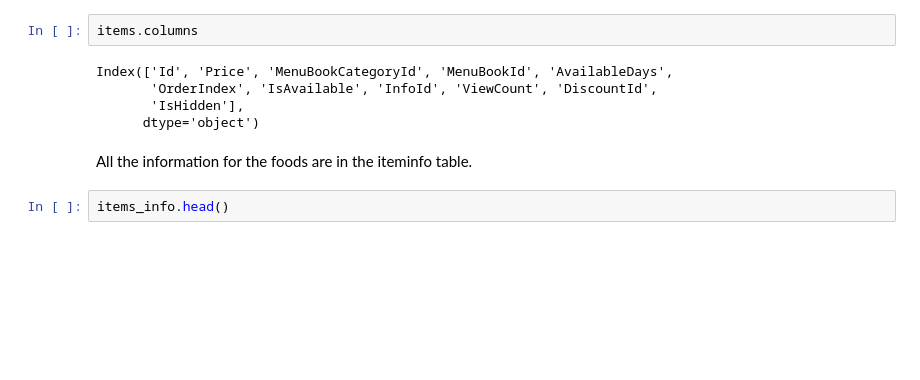
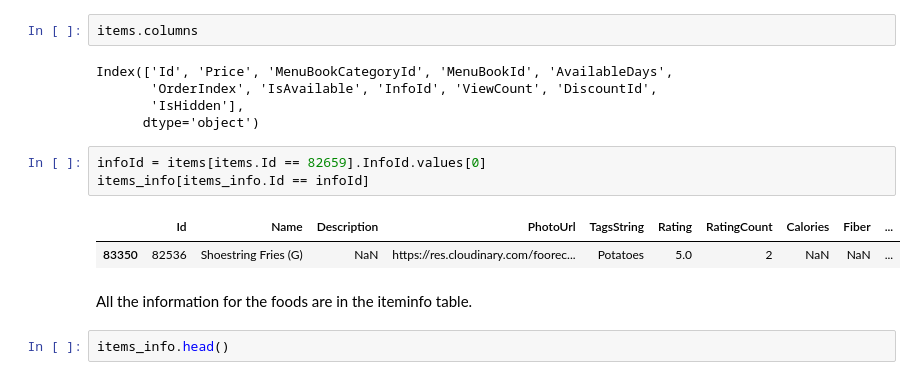
Before and after one commit to nakisa84/personalized-food-recommendation, a Jupyter notebook: notebooks/data-wrangling.ipynb, the cells around one changed output. Cells and saved outputs as stored; diff of their text form; blank space fills up the shorter version.

```diff
--- a/notebooks/data-wrangling.ipynb
+++ b/notebooks/data-wrangling.ipynb
@@ -419,6 +419,12 @@ Index(['Id', 'Price', 'MenuBookCategoryId', 'MenuBookId', 'AvailableDays',
        'OrderIndex', 'IsAvailable', 'InfoId', 'ViewCount', 'DiscountId',
        'IsHidden'],
       dtype='object')
+# %%
+infoId = items[items.Id == 82659].InfoId.values[0]
+items_info[items_info.Id == infoId]
+# %% [output]
+|  | Id | Name | Description | PhotoUrl | TagsString | Rating | RatingCount | Calories | Fiber | ... |
+| 83350 | 82536 | Shoestring Fries (G) | NaN | https://res.cloudinary.com/foorec... | Potatoes | 5.0 | 2 | NaN | NaN | ... |
 # %% [markdown]
 All the information for the foods are in the iteminfo table.
 # %%
```
Also changed, not shown: parts of 5 cells of this notebook, 2 other files.
